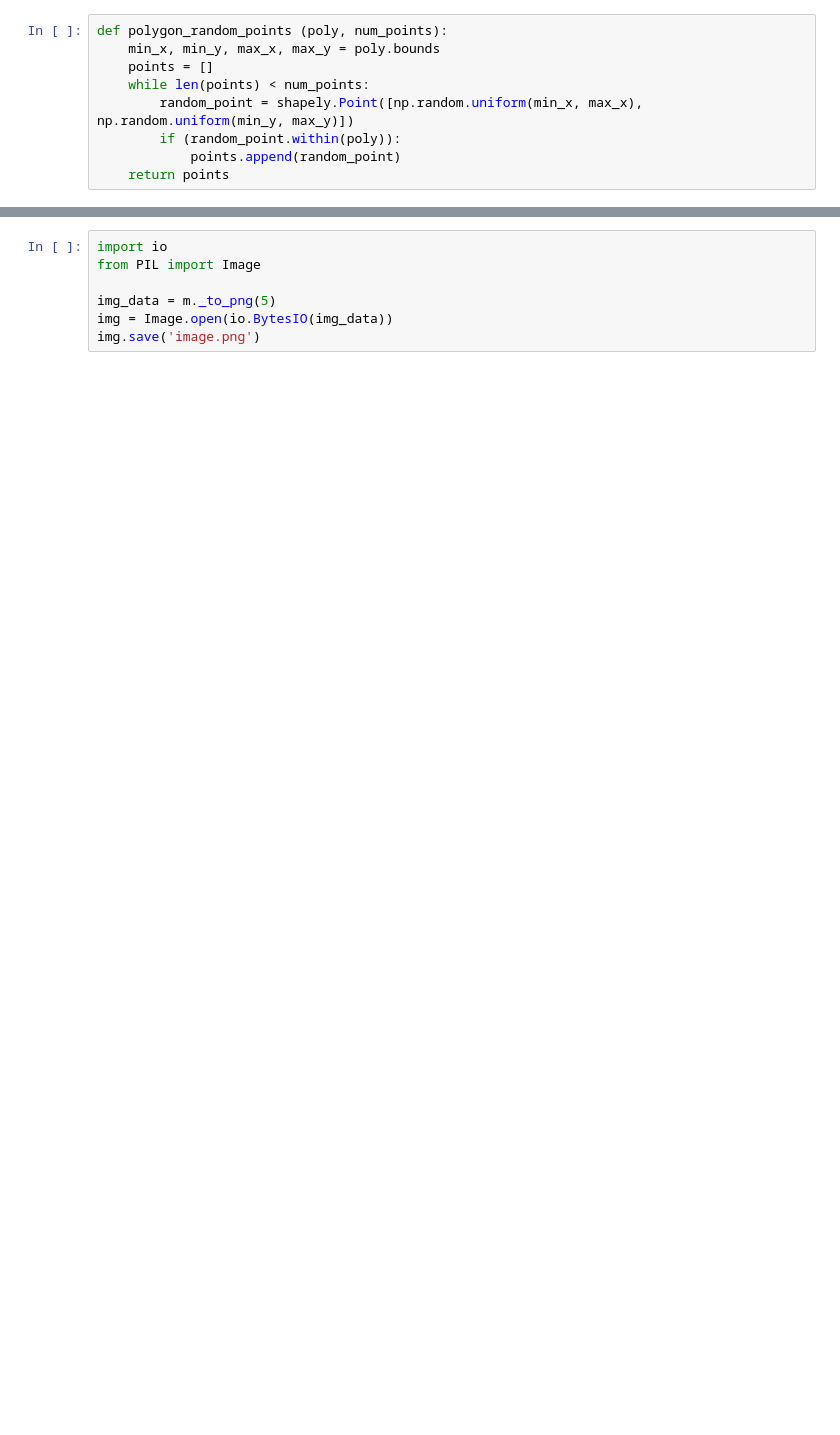
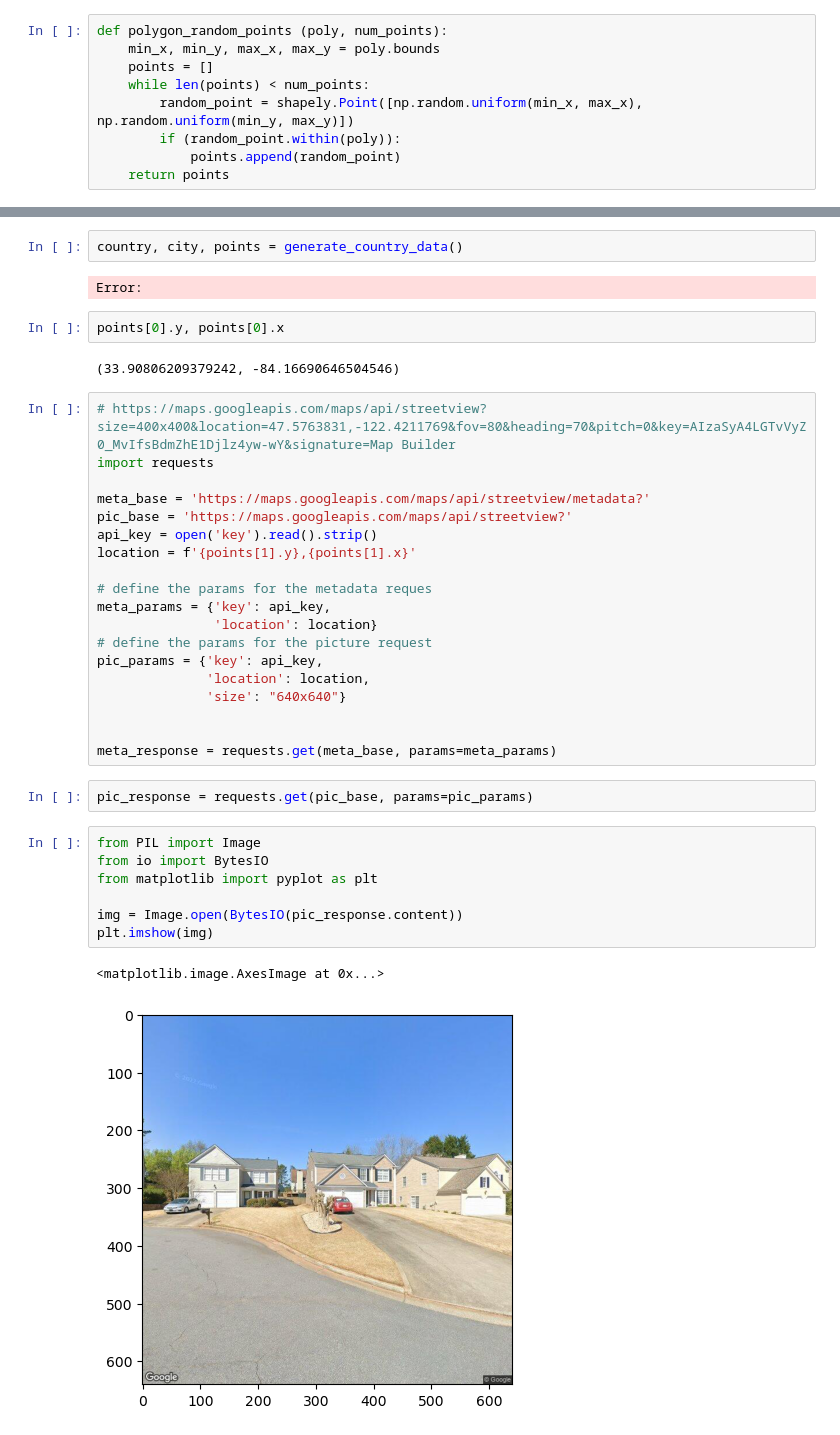
Before and after one commit to kshxtij/CLIP-to-Dino, a Jupyter notebook: dataset_builder/data.ipynb, the cells around one changed output, grey strips where cells are left out. Drawn from its saved outputs; the diff is of its cells as text; blank space fills up the shorter version.

```diff
--- a/dataset_builder/data.ipynb
+++ b/dataset_builder/data.ipynb
@@ -55,10 +61,42 @@ for i in range(100):
 m
 # %% [output]
 [interactive output not drawn]
-# %%
-import io
-from PIL import Image
-
-img_data = m._to_png(5)
-img = Image.open(io.BytesIO(img_data))
-img.save('image.png')
+# %%
+country, city, points = generate_country_data()
+# %% [output]
+Error:
+# %%
+points[0].y, points[0].x
+# %% [output]
+(33.90806209379242, -84.16690646504546)
+# %%
+# https://maps.googleapis.com/maps/api/streetview?size=400x400&location=47.5763831,-122.4211769&fov=80&heading=70&pitch=0&key=AIzaSyA4LGTvVyZ0_MvIfsBdmZhE1Djlz4yw-wY&signature=Map Builder
+import requests
+
+meta_base = 'https://maps.googleapis.com/maps/api/streetview/metadata?'
+pic_base = 'https://maps.googleapis.com/maps/api/streetview?'
+api_key = open('key').read().strip()
+location = f'{points[1].y},{points[1].x}'
+
+# define the params for the metadata reques
+meta_params = {'key': api_key,
+               'location': location}
+# define the params for the picture request
+pic_params = {'key': api_key,
+              'location': location,
+              'size': "640x640"}
+
+
+meta_response = requests.get(meta_base, params=meta_params)
+# %%
+pic_response = requests.get(pic_base, params=pic_params)
+# %%
+from PIL import Image
+from io import BytesIO
+from matplotlib import pyplot as plt
+
+img = Image.open(BytesIO(pic_response.content))
+plt.imshow(img)
+# %% [output]
+<matplotlib.image.AxesImage at 0x...>
+[figure, added]
```
Also changed, not shown: parts of 3 cells of this notebook, 3 other files.
